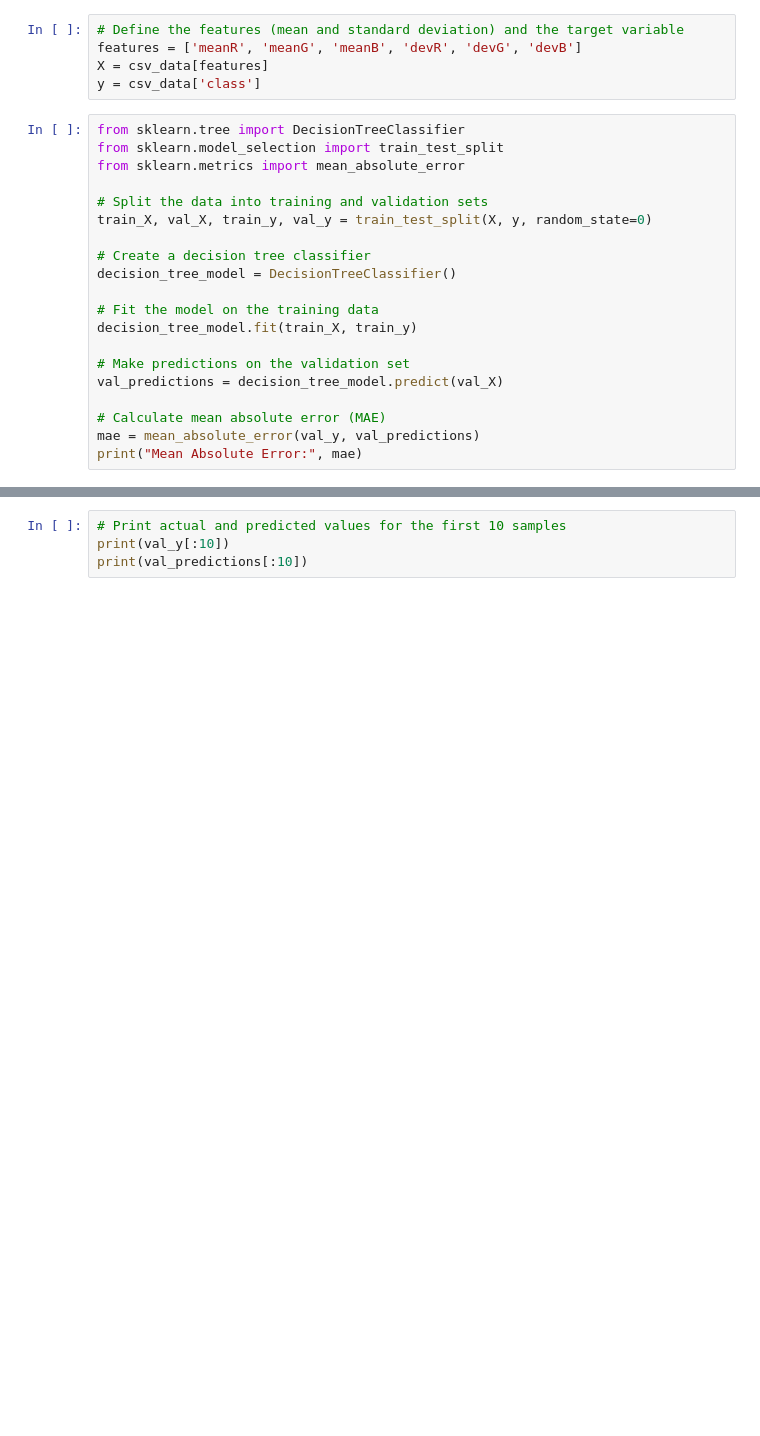
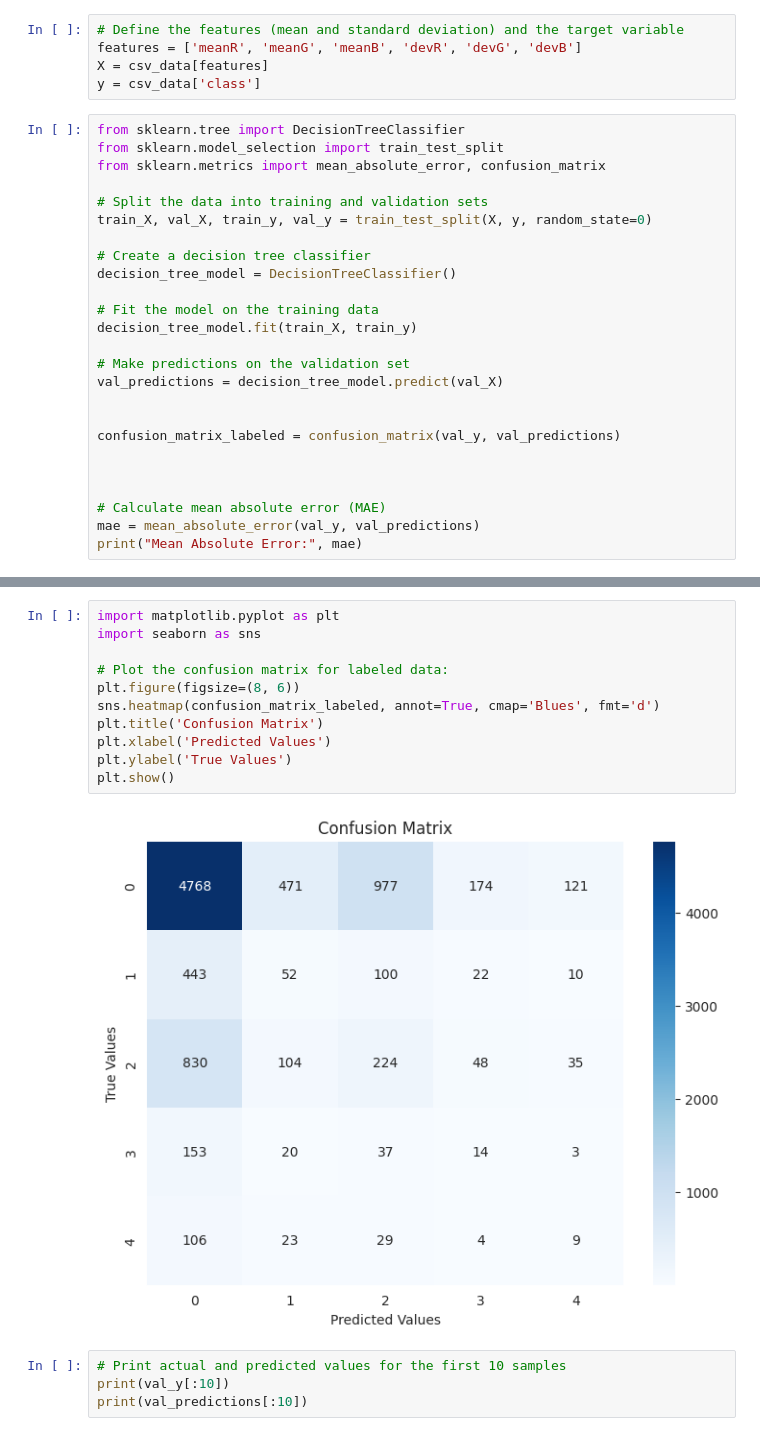
Before and after one commit to rajatjc/COMP6721, a Jupyter notebook: DT/decisionTree.ipynb, the cells around one changed output, grey strips where cells are left out. Drawn from its saved outputs; the diff is of its cells as text; blank space fills up the shorter version.

Commit message:
Confusion Matrix added, error calculated properly

```diff
--- a/DT/decisionTree.ipynb
+++ b/DT/decisionTree.ipynb
@@ -78,7 +77,7 @@ y = csv_data['class']
 # %%
 from sklearn.tree import DecisionTreeClassifier
 from sklearn.model_selection import train_test_split
-from sklearn.metrics import mean_absolute_error
+from sklearn.metrics import mean_absolute_error, confusion_matrix
 
 # Split the data into training and validation sets
 train_X, val_X, train_y, val_y = train_test_split(X, y, random_state=0)
@@ -92,6 +91,11 @@ decision_tree_model.fit(train_X, train_y)
 # Make predictions on the validation set
 val_predictions = decision_tree_model.predict(val_X)
 
+
+confusion_matrix_labeled = confusion_matrix(val_y, val_predictions)
+
+
+
 # Calculate mean absolute error (MAE)
 mae = mean_absolute_error(val_y, val_predictions)
 print("Mean Absolute Error:", mae)
@@ -100,3 +104,16 @@ Mean Absolute Error: 0.8104135809502108
+# %%
+import matplotlib.pyplot as plt
+import seaborn as sns
+
+# Plot the confusion matrix for labeled data:
+plt.figure(figsize=(8, 6))
+sns.heatmap(confusion_matrix_labeled, annot=True, cmap='Blues', fmt='d')
+plt.title('Confusion Matrix')
+plt.xlabel('Predicted Values')
+plt.ylabel('True Values')
+plt.show()
+# %% [output]
+[figure, added]
 # %%
 # Print actual and predicted values for the first 10 samples
 print(val_y[:10])
```
Also changed, not shown: parts of 7 cells of this notebook.
